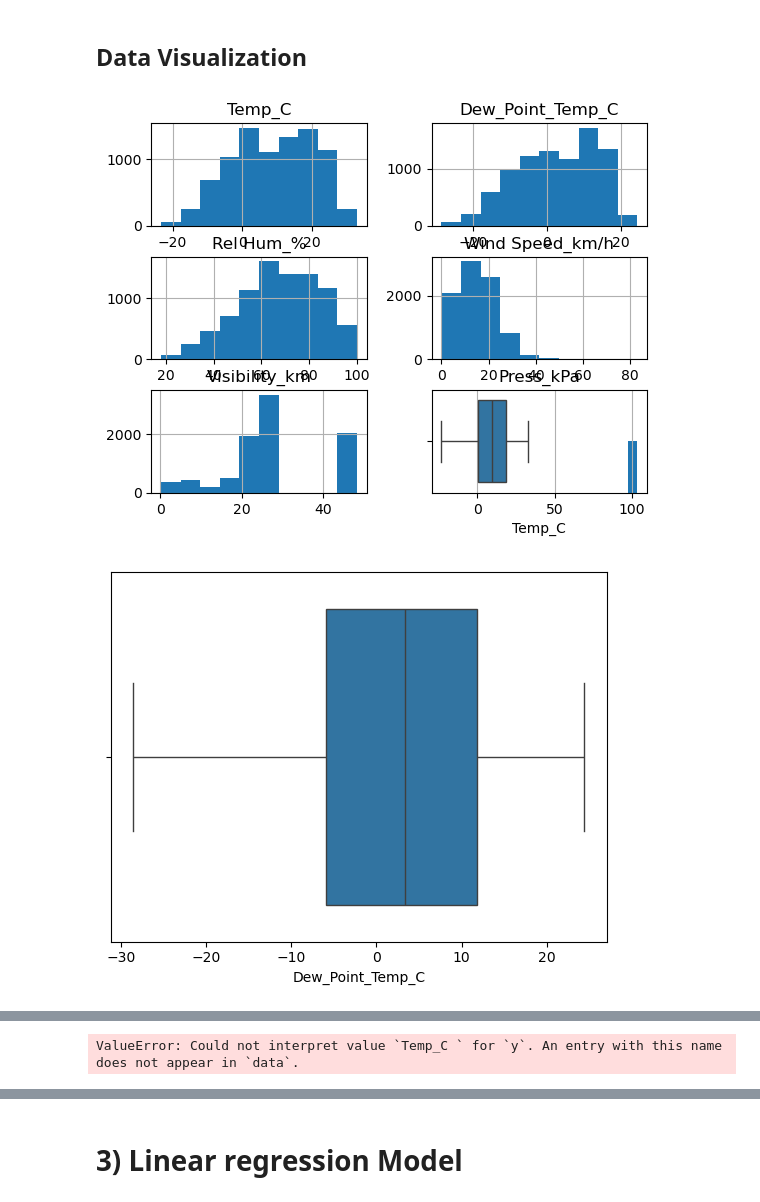
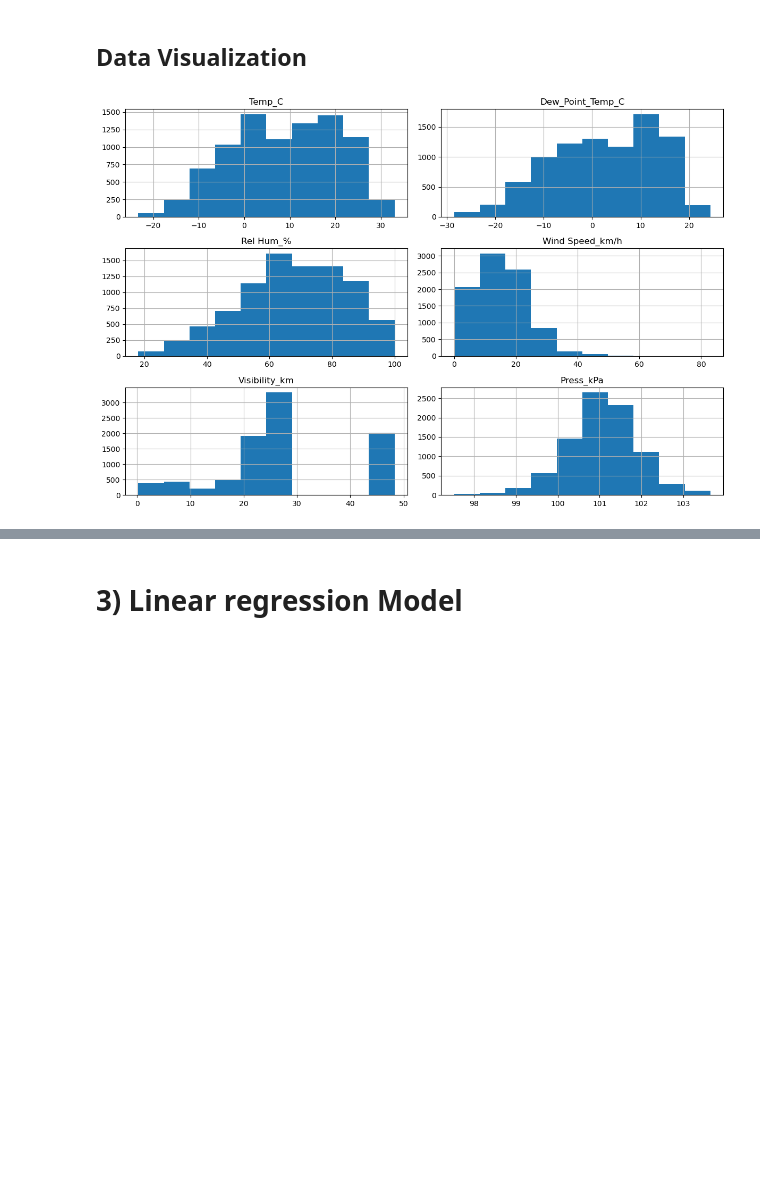
Before and after one commit to ibrahim-shedo/weather-temperature--prediction, a Jupyter notebook: predicting-the-air-temperature.ipynb, the cells around one changed output, grey strips where cells are left out. Cells and saved outputs as stored; diff of their text form; code cells hidden in the pictures; blank space fills up the shorter version.

```diff
--- a/predicting-the-air-temperature.ipynb
+++ b/predicting-the-air-temperature.ipynb
@@ -110,15 +114,9 @@ dtype: int64
 # %% [markdown]
 ## Data Visualization
 # %%
-# histogram
-df.hist()
-for i in df.select_dtypes(include="number").columns:
-    sns.boxplot(data=df, x=i)
-    plt.show()
-for i in [ 'Dew_Point_Temp_C', 'Rel Hum_%', 'Wind Speed_km/h', 'Visibility_km ',
-       'Weather']:
-    sns.scatterplot(data=df, x=i, y='Temp_C ')
-    plt.show()
+# Histogram for all numerical variables
+df.hist(figsize=(12, 8))
+plt.tight_layout()
+plt.show()
 # %% [output]
-[figure, old version]
+[figure, new version]
-[figure, removed]
@@ -129 +122,0 @@ for i in [ 'Dew_Point_Temp_C', 'Rel Hum_%', 'Wind Speed_km/h', 'Visibility_km ',
-ValueError: Could not interpret value `Temp_C ` for `y`. An entry with this name does not appear in `data`.
```
Also changed, not shown: parts of 4 cells of this notebook.
